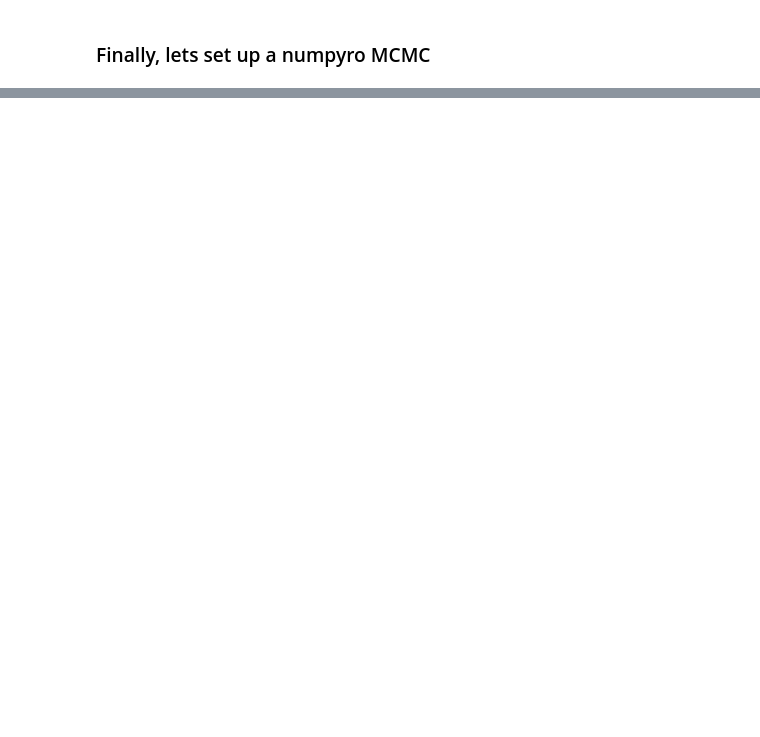
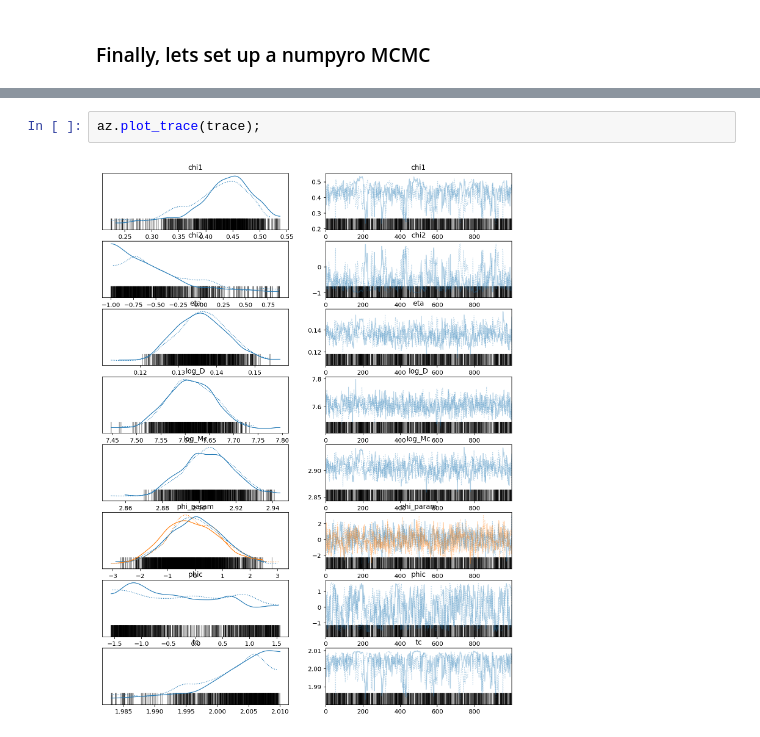
Before and after one commit to tedwards2412/GWPE_JAX, a Jupyter notebook: Notebooks/PE_firstlook.ipynb, the cells around one changed output, grey strips where cells are left out. Drawn from its saved outputs; the diff is of its cells as text; blank space fills up the shorter version.

```diff
--- a/Notebooks/PE_firstlook.ipynb
+++ b/Notebooks/PE_firstlook.ipynb
@@ -212 +215,5 @@ az.summary(trace)
+# %%
+az.plot_trace(trace);
+# %% [output]
+[figure, added]
 # %%
```
Also changed, not shown: parts of 20 cells of this notebook, 1 other file.
